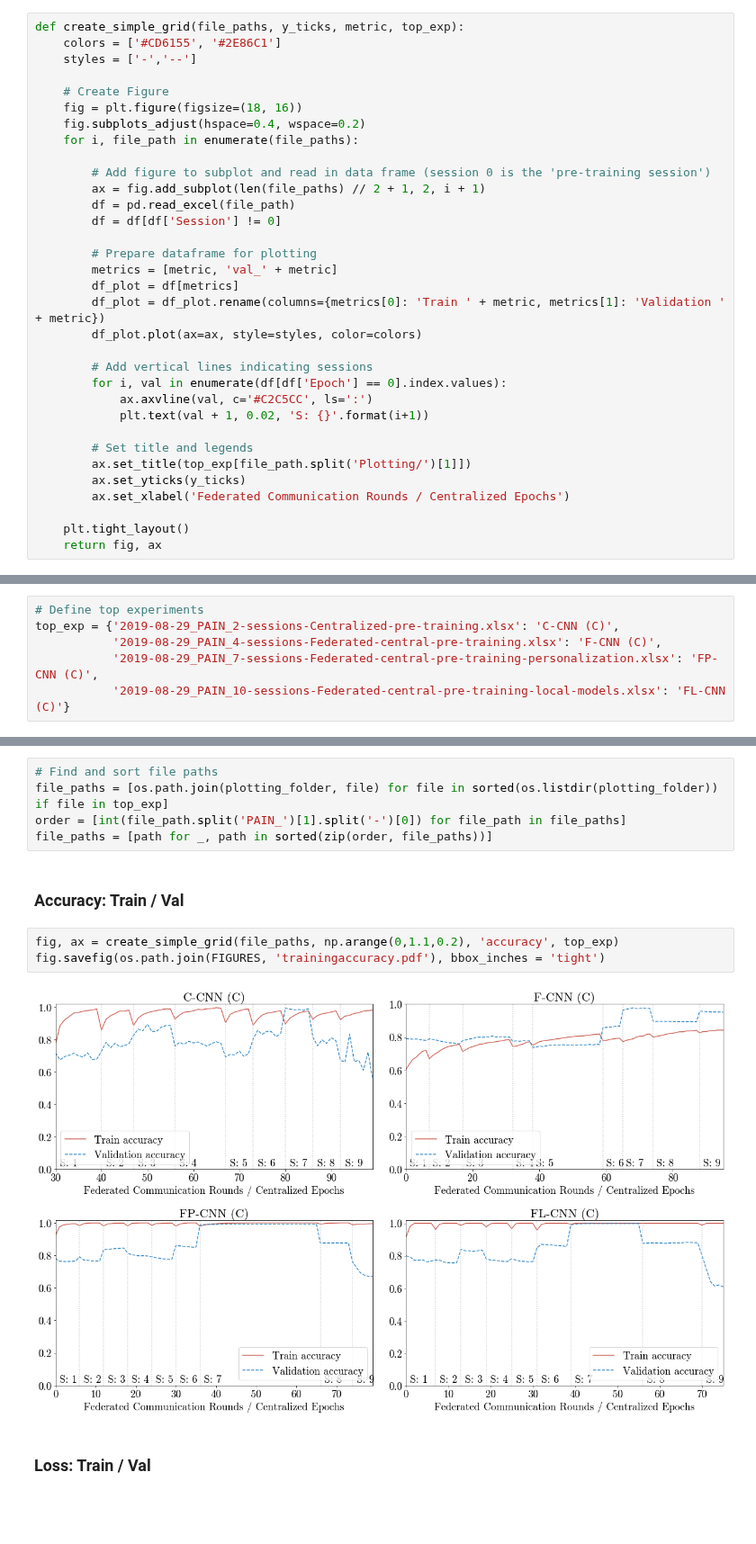
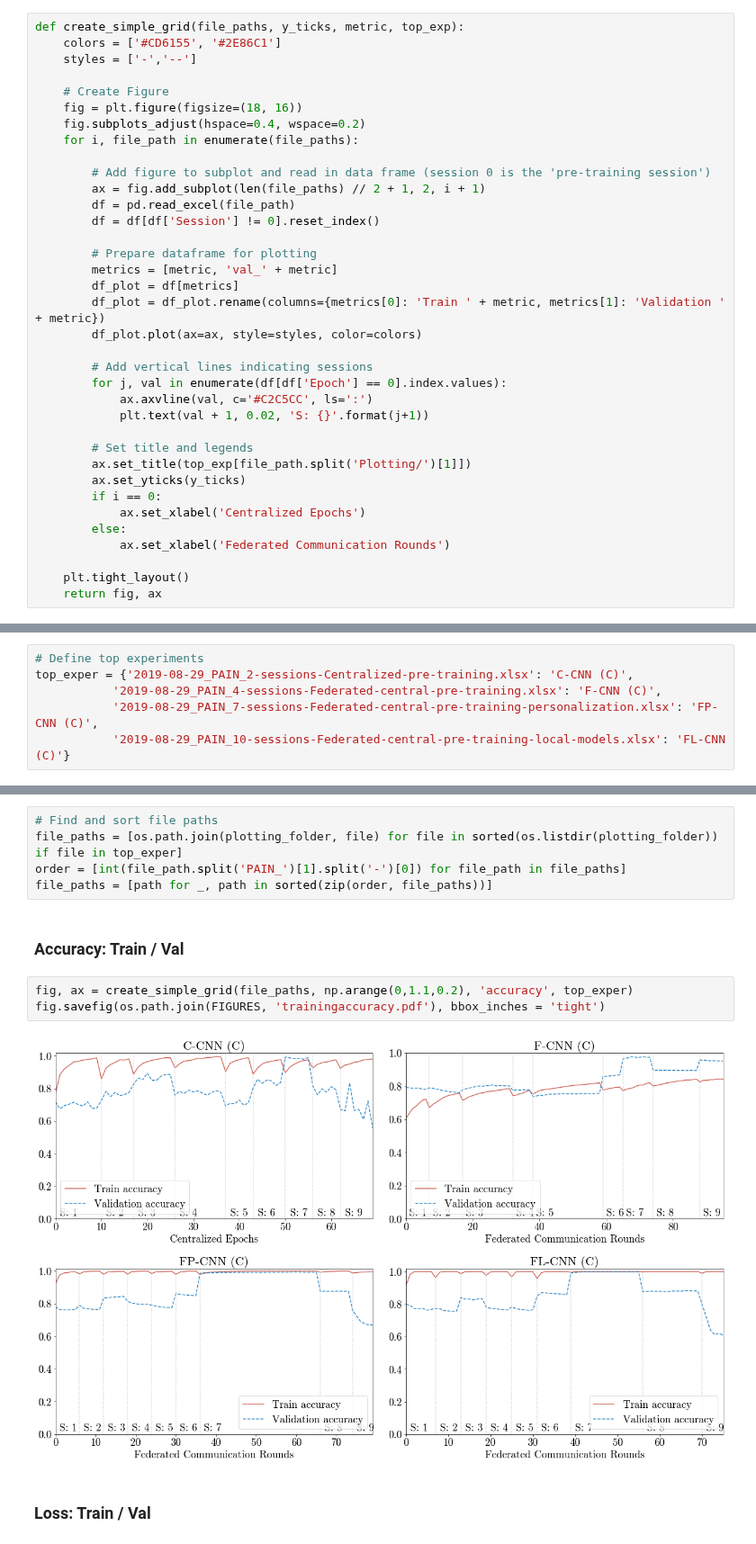
Before and after one commit to ntobis/federated-machine-learning, a Jupyter notebook: Notebooks/MSc Thesis Visualizations.ipynb, the cells around one changed output, grey strips where cells are left out. Shown at 90% size. Drawn from its saved outputs; the diff is of its cells as text; blank space fills up the shorter version.

```diff
--- a/Notebooks/MSc Thesis Visualizations.ipynb
+++ b/Notebooks/MSc Thesis Visualizations.ipynb
@@ -35,7 +51,7 @@ def create_simple_grid(file_paths, y_ticks, metric, top_exp):
         # Add figure to subplot and read in data frame (session 0 is the 'pre-training session')
         ax = fig.add_subplot(len(file_paths) // 2 + 1, 2, i + 1)
         df = pd.read_excel(file_path)
-        df = df[df['Session'] != 0]
+        df = df[df['Session'] != 0].reset_index()
 
         # Prepare dataframe for plotting
         metrics = [metric, 'val_' + metric]
@@ -44,14 +60,17 @@ def create_simple_grid(file_paths, y_ticks, metric, top_exp):
         df_plot.plot(ax=ax, style=styles, color=colors)
 
         # Add vertical lines indicating sessions
-        for i, val in enumerate(df[df['Epoch'] == 0].index.values):
+        for j, val in enumerate(df[df['Epoch'] == 0].index.values):
             ax.axvline(val, c='#C2C5CC', ls=':')
-            plt.text(val + 1, 0.02, 'S: {}'.format(i+1))
+            plt.text(val + 1, 0.02, 'S: {}'.format(j+1))
 
         # Set title and legends
         ax.set_title(top_exp[file_path.split('Plotting/')[1]])
         ax.set_yticks(y_ticks)
-        ax.set_xlabel('Federated Communication Rounds / Centralized Epochs')
+        if i == 0:
+            ax.set_xlabel('Centralized Epochs')
+        else:
+            ax.set_xlabel('Federated Communication Rounds')
 
     plt.tight_layout()
     return fig, ax
@@ -522,7 +527,7 @@ plotting_folder = os.path.join(experiment_folder, 'Plotting')
 rE.concat_validation_metrics(experiment_folder)
 # %%
 # Define top experiments
-top_exp = {'2019-08-29_PAIN_2-sessions-Centralized-pre-training.xlsx': 'C-CNN (C)',
+top_exper = {'2019-08-29_PAIN_2-sessions-Centralized-pre-training.xlsx': 'C-CNN (C)',
            '2019-08-29_PAIN_4-sessions-Federated-central-pre-training.xlsx': 'F-CNN (C)',
            '2019-08-29_PAIN_7-sessions-Federated-central-pre-training-personalization.xlsx': 'FP-CNN (C)',
            '2019-08-29_PAIN_10-sessions-Federated-central-pre-training-local-models.xlsx': 'FL-CNN (C)'}
@@ -534,16 +539,16 @@ plt.rcParams.update({'font.size': 19,
                      'axes.titlesize' : 22})
 # %%
 # Find and sort file paths
-file_paths = [os.path.join(plotting_folder, file) for file in sorted(os.listdir(plotting_folder)) if file in top_exp]
+file_paths = [os.path.join(plotting_folder, file) for file in sorted(os.listdir(plotting_folder)) if file in top_exper]
 order = [int(file_path.split('PAIN_')[1].split('-')[0]) for file_path in file_paths]
 file_paths = [path for _, path in sorted(zip(order, file_paths))]
 # %% [markdown]
 ### Accuracy: Train / Val
 # %%
-fig, ax = create_simple_grid(file_paths, np.arange(0,1.1,0.2), 'accuracy', top_exp)
+fig, ax = create_simple_grid(file_paths, np.arange(0,1.1,0.2), 'accuracy', top_exper)
 fig.savefig(os.path.join(FIGURES, 'trainingaccuracy.pdf'), bbox_inches = 'tight')
 # %% [output]
-[figure, old version]
+[figure, new version]
 # %% [markdown]
 ### Loss: Train / Val
 # %%
```
Also changed, not shown: parts of 20 cells of this notebook, 15 other files.
